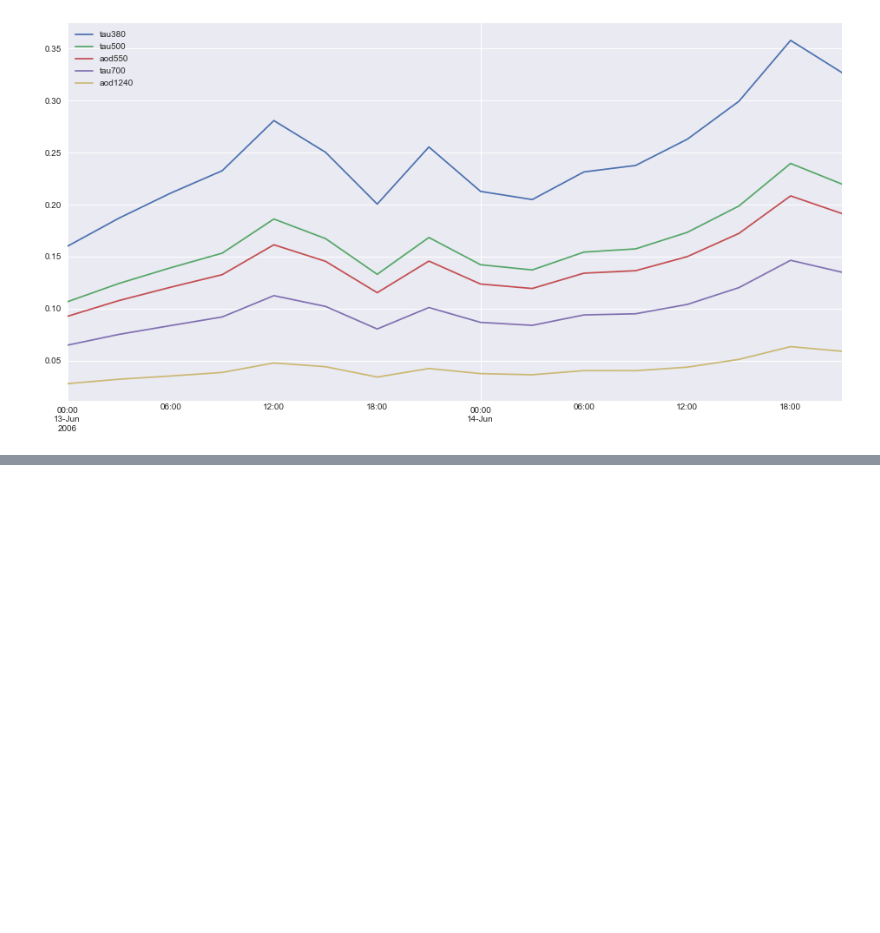
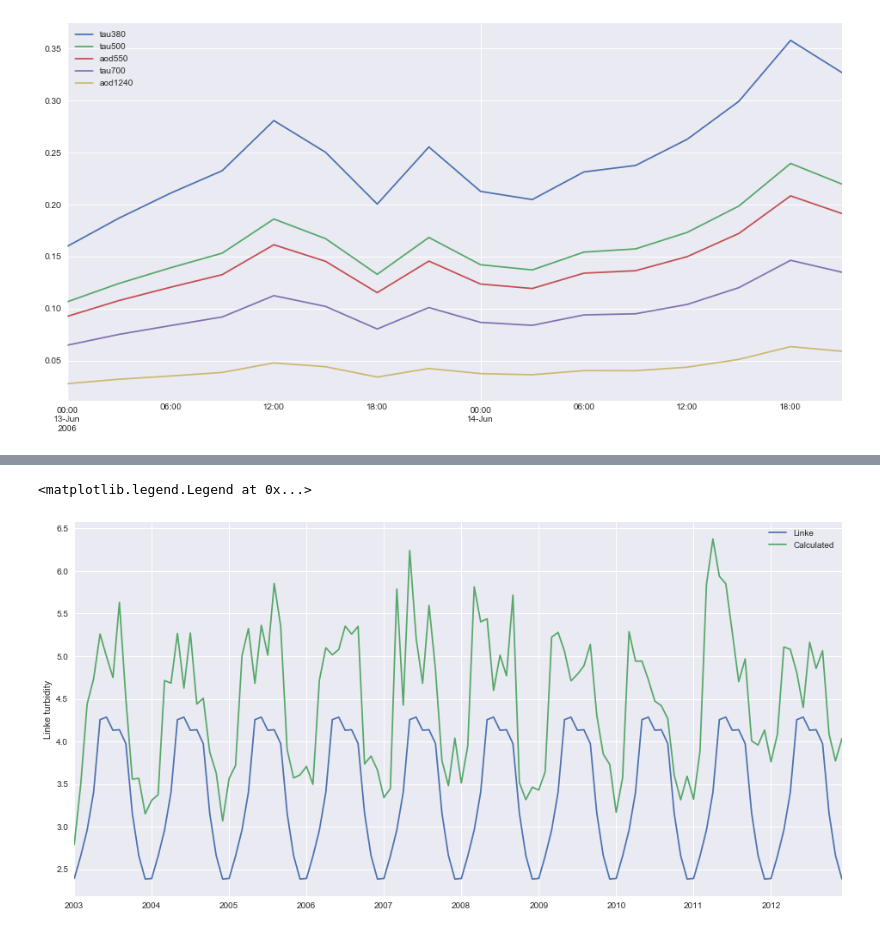
Before and after one commit to mikofski/pvsc44-clearsky-aod, a Jupyter notebook: PVSC-Clearsky-AOD.ipynb, the cells around one changed output, grey strips where cells are left out. Cells and saved outputs as stored; diff of their text form; code cells hidden in the pictures; blank space fills up the shorter version.

```diff
--- a/PVSC-Clearsky-AOD.ipynb
+++ b/PVSC-Clearsky-AOD.ipynb
@@ -103,0 +109,9 @@ bon_atm2
+# %%
+# lookup Linke turbidity
+bon_lt = pvlib.clearsky.lookup_linke_turbidity(
+    time=TIMES,
+    latitude=METADATA['latitude']['bon'], longitude=METADATA['longitude']['bon'],
+)
+bon_lt_calc = pvlib.atmosphere.kasten96_lt(
+    bon_amp.resample('3H').mean(), bon_atm['pwat'], bon_atm['tau700']
+)
@@ -103,0 +125,7 @@ bon_atm2
+# %%
+pd.concat([bon_lt.resample('M').mean(), bon_lt_calc.resample('M').mean()], axis=1).plot()
+plt.ylabel('Linke turbidity')
+plt.legend(['Linke', 'Calculated'])
+# %% [output]
+<matplotlib.legend.Legend at 0x...>
+[figure, added]
```
Also changed, not shown: parts of 15 cells of this notebook.
